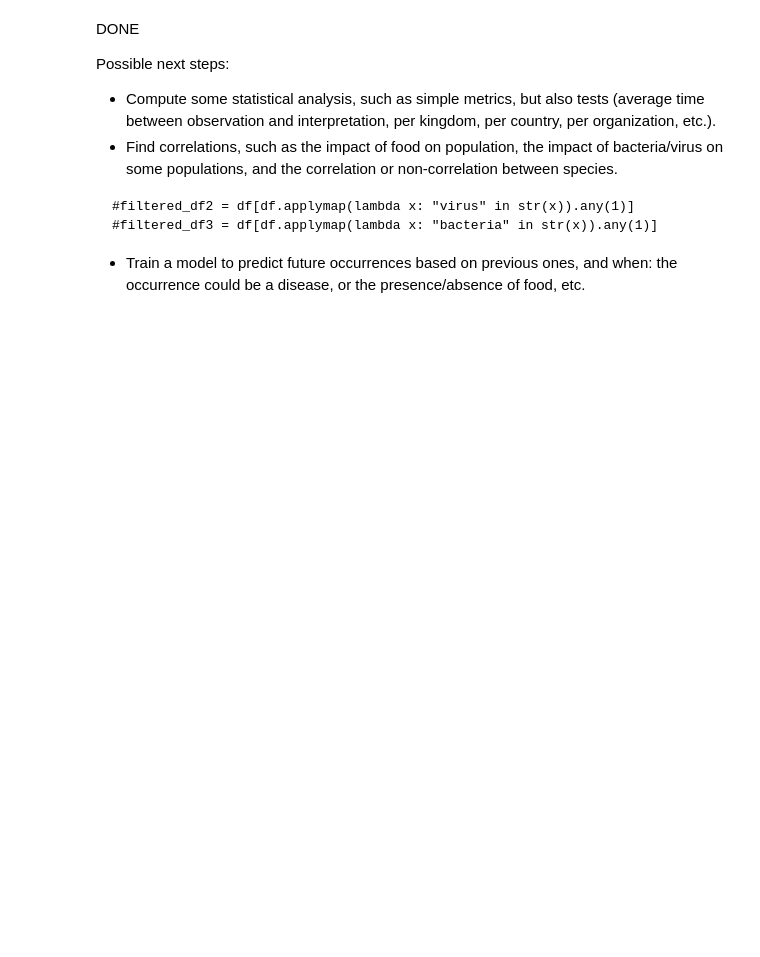
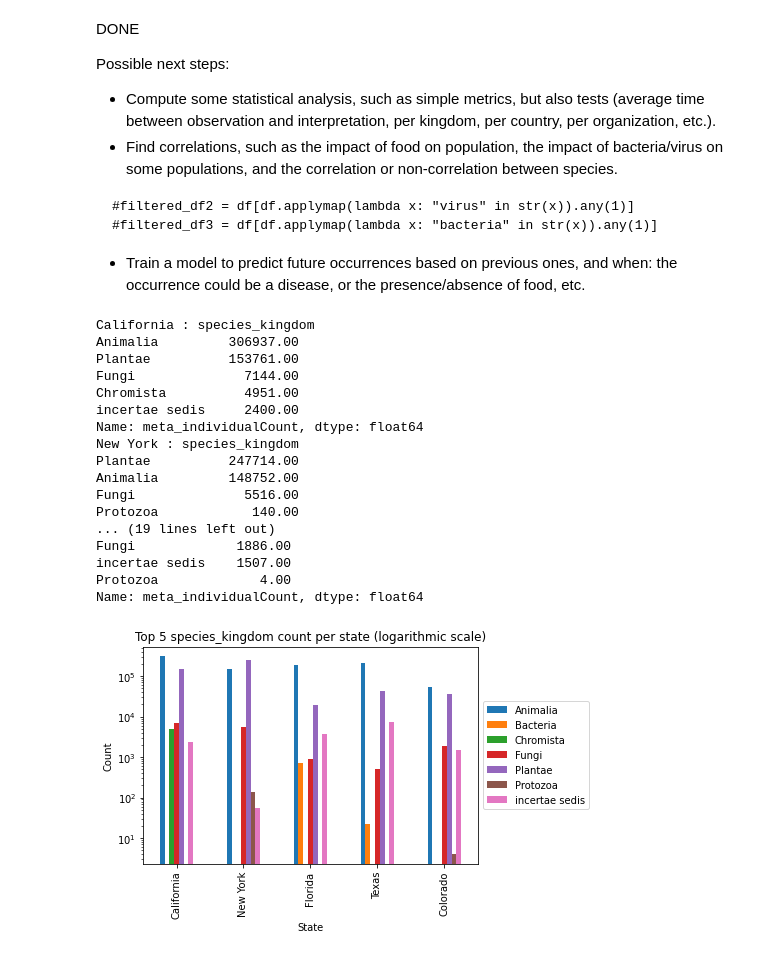
Before and after one commit to marqub/gbif-species-distribution, a Jupyter notebook: notebooks/phase-1-data-exploration.ipynb, the cells around one changed output. Saved outputs shown, nothing was run; the diff lists cells and outputs as text; code cells hidden in the pictures; blank space fills up the shorter version.

````diff
--- a/notebooks/phase-1-data-exploration.ipynb
+++ b/notebooks/phase-1-data-exploration.ipynb
@@ -300,6 +292,9 @@ floats = df.select_dtypes(include=['float64']).columns.tolist()
 df[floats] = df[floats].apply(pd.to_numeric, downcast='float')
 
 df[floats].info()
+
+# elevation should be a float too but there is some textual values
+df['env_elevation'] = pd.to_numeric(df['env_elevation'], downcast='float', errors='coerce')
 # %% [output]
 <class 'pandas.core.frame.DataFrame'>
 RangeIndex: 4675566 entries, 0 to 4675565
@@ -329,6 +318,8 @@ KeyError: ignored
 # %%
-# Replace NaN values in 'meta_individualCount' column with 0
-df['meta_individualCount'].fillna(0, inplace=True)
+import numpy as np
+
+# Replace NaN values in 'meta_individualCount' column with 1
+df['meta_individualCount'].fillna(1, inplace=True)
 # Convert the 'meta_individualCount' column to integer type and handle errors
 df['meta_individualCount'] = pd.to_numeric(df['meta_individualCount'], downcast='integer', errors='coerce')
 # %%
@@ -377,6 +344,0 @@ Name: meta_basisOfRecord, dtype: int64
-# %%
-# Determine which species and geographic regions to focus on
-df=df[(df["env_countryCode"]=="US") & (df["species_kingdom"]=="Animalia")]
-# I will focus only on the US but still keep all the specicies, since it could be interesting to correlate species presence for now.
-#df=df[(df["env_countryCode"]=="US")]
-df.info()
@@ -418,3 +362,62 @@ Possible next steps:
 #filtered_df3 = df[df.applymap(lambda x: "bacteria" in str(x)).any(1)]
 ```
 - Train a model to predict future occurrences based on previous ones, and when: the occurrence could be a disease, or the presence/absence of food, etc.
+# %%
+import matplotlib.pyplot as plt
+
+# Create a new dataframe with only observations from the US
+df_us = df[df['env_countryCode']=="US"]
+
+# Group the data by state and get the top 5 states with the most observations
+top_states = df_us.groupby(["env_stateProvince"]).size().sort_values(ascending=False).head(5)
+
+# Create a dictionary to store the top 5 species for each state
+top_species_per_state = {}
+
+# Iterate through the top states and get the top 5 species for each state
+for state in top_states.index:
+    top_species_per_state[state] = df_us[df_us['env_stateProvince'] == state].groupby("species_kingdom").meta_individualCount.sum().nlargest(5).sort_values(ascending=False)
+
+# Print the top 5 species for each state
+for state, species in top_species_per_state.items():
+    print(f"{state} : {species}")
+
+# Convert the dictionary to a dataframe
+df_top_species = pd.DataFrame.from_dict(top_species_per_state)
+
+# Transpose the dataframe
+df_top_species_transposed = df_top_species.transpose()
+
+# Create a bar plot of the data with a logarithmic y-axis
+ax = df_top_species_transposed.plot.bar()
+ax.set_yscale('log')
+
+# Add axis labels and a title
+plt.xlabel('State')
+plt.ylabel('Count')
+plt.title('Top 5 species_kingdom count per state (logarithmic scale)')
+
+# Add a legend
+plt.legend(loc="center left", bbox_to_anchor=(1, 0.5))
+
+# Show the plot
+plt.show()
+# %% [output]
+California : species_kingdom
+Animalia         306937.00
+Plantae          153761.00
+Fungi              7144.00
+Chromista          4951.00
+incertae sedis     2400.00
+Name: meta_individualCount, dtype: float64
+New York : species_kingdom
+Plantae          247714.00
+Animalia         148752.00
+Fungi              5516.00
+Protozoa            140.00
+... (19 lines left out)
+Fungi             1886.00
+incertae sedis    1507.00
+Protozoa             4.00
+Name: meta_individualCount, dtype: float64
+[figure, added]
````
Also changed, not shown: parts of 18 cells of this notebook.
